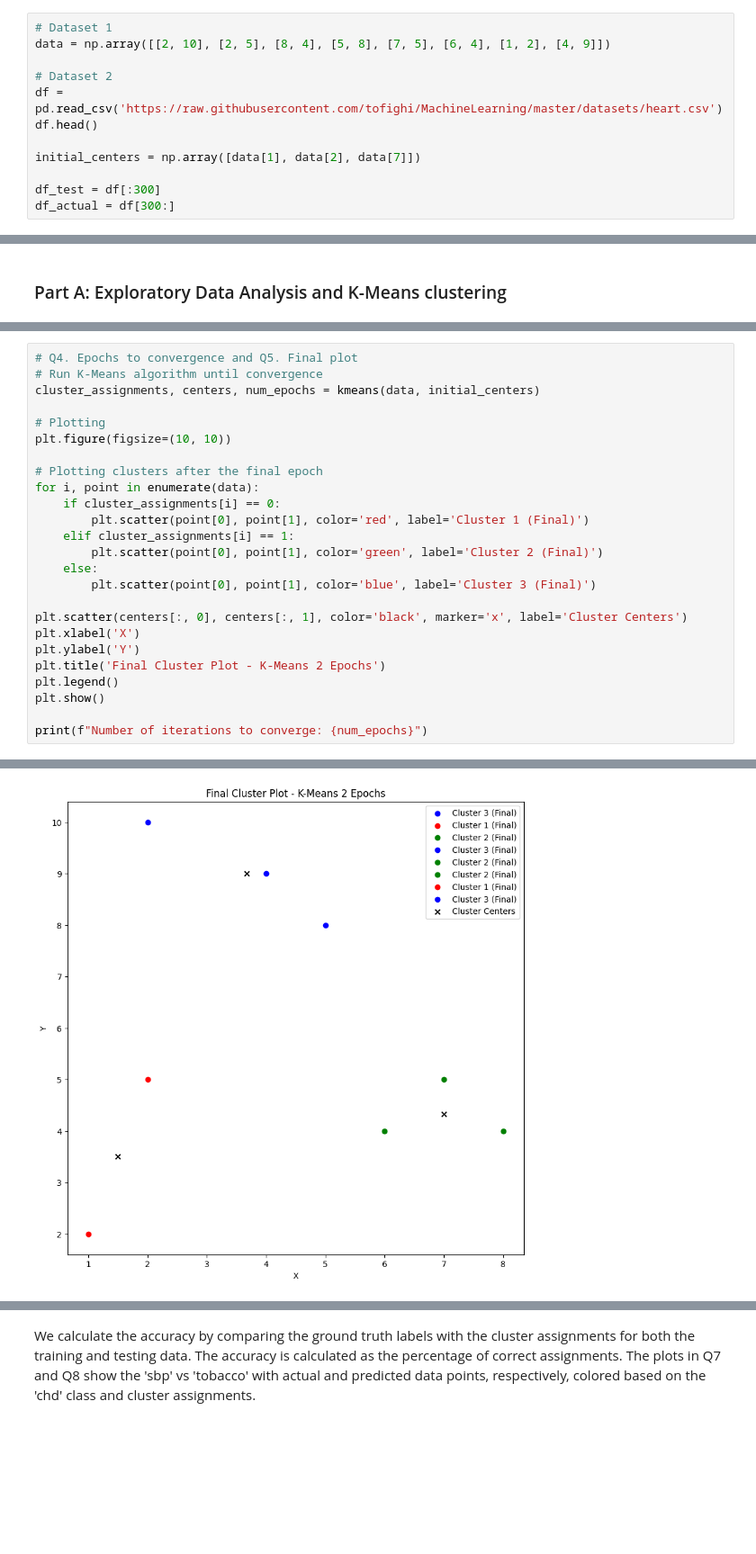
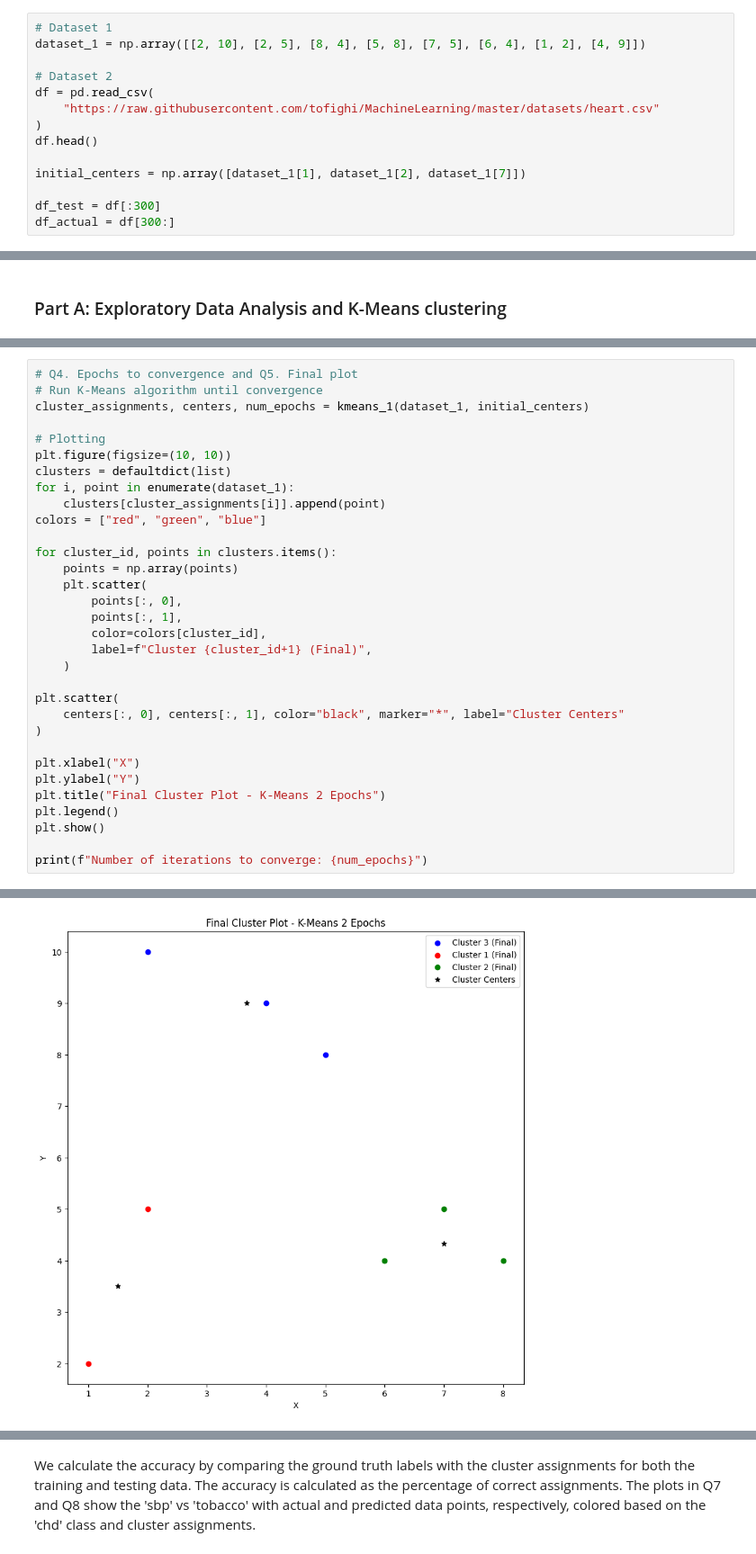
Before and after one commit to janakan2466/ml-samples, a Jupyter notebook: Janakan_Sivaloganathan_Lab_3.ipynb, the cells around one changed output, grey strips where cells are left out. Shown: that part at 90% size. Cells and saved outputs as stored; diff of their text form; blank space fills up the shorter version.

```diff
--- a/Janakan_Sivaloganathan_Lab_3.ipynb
+++ b/Janakan_Sivaloganathan_Lab_3.ipynb
@@ -17,13 +20,15 @@ import seaborn as sns
 import math
 # %%
 # Dataset 1
-data = np.array([[2, 10], [2, 5], [8, 4], [5, 8], [7, 5], [6, 4], [1, 2], [4, 9]])
+dataset_1 = np.array([[2, 10], [2, 5], [8, 4], [5, 8], [7, 5], [6, 4], [1, 2], [4, 9]])
 
 # Dataset 2
-df = pd.read_csv('https://raw.githubusercontent.com/tofighi/MachineLearning/master/datasets/heart.csv')
+df = pd.read_csv(
+    "https://raw.githubusercontent.com/tofighi/MachineLearning/master/datasets/heart.csv"
+)
 df.head()
 
-initial_centers = np.array([data[1], data[2], data[7]])
+initial_centers = np.array([dataset_1[1], dataset_1[2], dataset_1[7]])
 
 df_test = df[:300]
 df_actual = df[300:]
@@ -179,24 +198,31 @@ Cluster 3 Center: [3.66666667 9.        ]
 # %%
 # Q4. Epochs to convergence and Q5. Final plot
 # Run K-Means algorithm until convergence
-cluster_assignments, centers, num_epochs = kmeans(data, initial_centers)
+cluster_assignments, centers, num_epochs = kmeans_1(dataset_1, initial_centers)
 
 # Plotting
 plt.figure(figsize=(10, 10))
+clusters = defaultdict(list)
+for i, point in enumerate(dataset_1):
+    clusters[cluster_assignments[i]].append(point)
+colors = ["red", "green", "blue"]
 
-# Plotting clusters after the final epoch
-for i, point in enumerate(data):
-    if cluster_assignments[i] == 0:
-        plt.scatter(point[0], point[1], color='red', label='Cluster 1 (Final)')
-    elif cluster_assignments[i] == 1:
-        plt.scatter(point[0], point[1], color='green', label='Cluster 2 (Final)')
-    else:
-        plt.scatter(point[0], point[1], color='blue', label='Cluster 3 (Final)')
+for cluster_id, points in clusters.items():
+    points = np.array(points)
+    plt.scatter(
+        points[:, 0],
+        points[:, 1],
+        color=colors[cluster_id],
+        label=f"Cluster {cluster_id+1} (Final)",
+    )
 
-plt.scatter(centers[:, 0], centers[:, 1], color='black', marker='x', label='Cluster Centers')
-plt.xlabel('X')
-plt.ylabel('Y')
-plt.title('Final Cluster Plot - K-Means 2 Epochs')
+plt.scatter(
+    centers[:, 0], centers[:, 1], color="black", marker="*", label="Cluster Centers"
+)
+
+plt.xlabel("X")
+plt.ylabel("Y")
+plt.title("Final Cluster Plot - K-Means 2 Epochs")
 plt.legend()
 plt.show()
 
@@ -223,4 +237,4 @@ Point 8 - Cluster 3
-[figure, old version]
+[figure, new version]
 Number of iterations to converge: 2
 # %%
 # Select features for clustering
```
Also changed, not shown: parts of 17 cells of this notebook.
